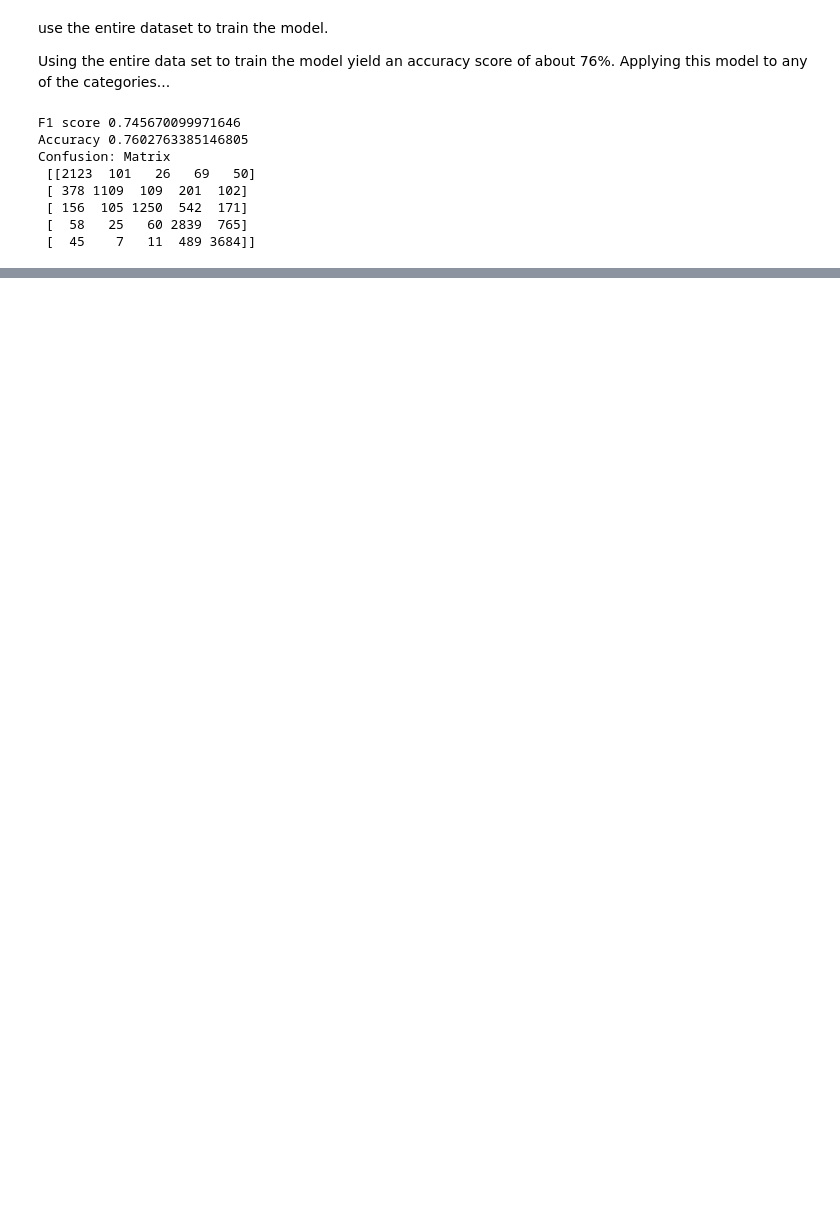
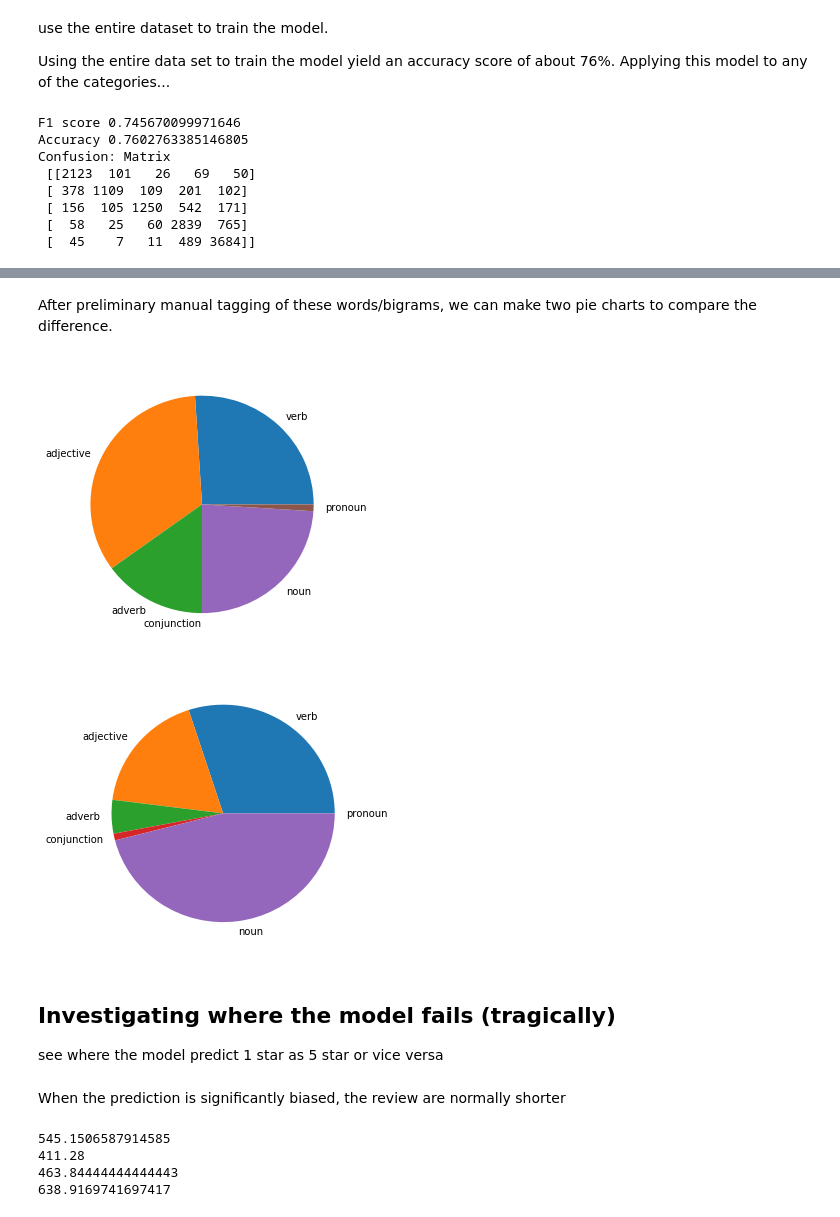
Before and after one commit to XC-Li/Yelp_review_sentiment_modeling, a Jupyter notebook: bag_of_words_model_v2.ipynb, the cells around one changed output, grey strips where cells are left out. Saved outputs shown, nothing was run; the diff lists cells and outputs as text; code cells hidden in the pictures; blank space fills up the shorter version.

```diff
--- a/bag_of_words_model_v2.ipynb
+++ b/bag_of_words_model_v2.ipynb
@@ -450,0 +515,24 @@ Confusion: Matrix
+# %% [markdown]
+After preliminary manual tagging of these words/bigrams, we can make two pie charts to compare the difference.
+# %%
+MI_cnt = [26, 34, 15, 0, 24, 1]
+MI_lab = ['verb', 'adjective', 'adverb', 'conjunction', 'noun', 'pronoun']
+LI_cnt = [30, 18, 5, 1, 46, 0]
+LI_lab = ['verb', 'adjective', 'adverb', 'conjunction', 'noun', 'pronoun']
+
+plt.figure(figsize=(5,5))
+plt.pie(MI_cnt, labels=MI_lab)
+plt.show()
+
+plt.figure(figsize=(5,5))
+plt.pie(LI_cnt, labels=LI_lab)
+plt.show()
+# %% [output]
+[figure, added]
+[figure, added]
+# %% [markdown]
+## Investigating where the model fails (tragically)
+
+see where the model predict 1 star as 5 star or vice versa
+# %% [markdown]
+When the prediction is significantly biased, the review are normally shorter
@@ -450,0 +553,10 @@ Confusion: Matrix
+# %%
+review_length(df_correct)
+review_length(df_OneAsFive)
+review_length(df_FiveAsOne)
+review_length(df_threefour)
+# %% [output]
+545.1506587914585
+411.28
+463.84444444444443
+638.9169741697417
```
Also changed, not shown: parts of 19 cells of this notebook.
